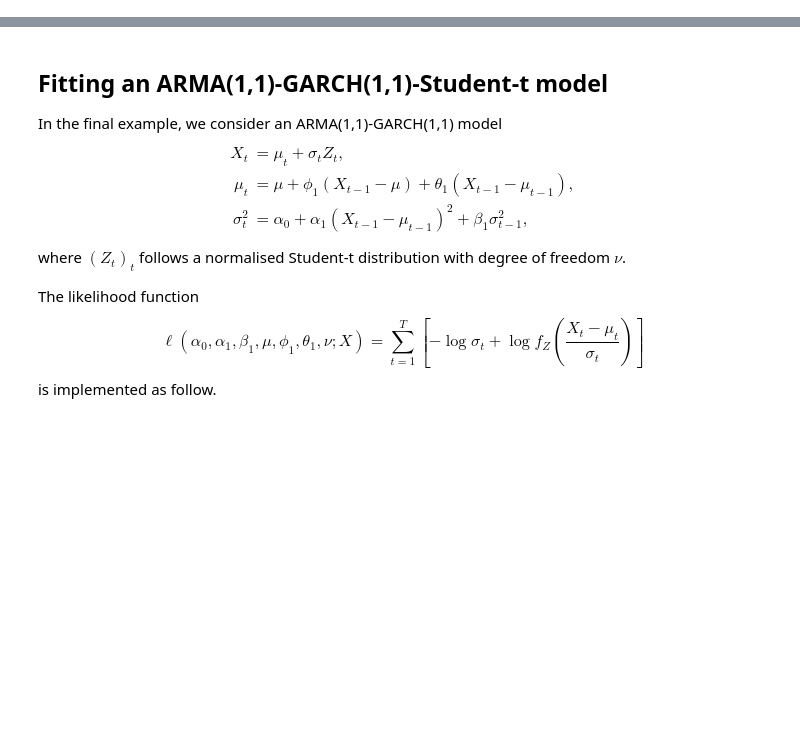
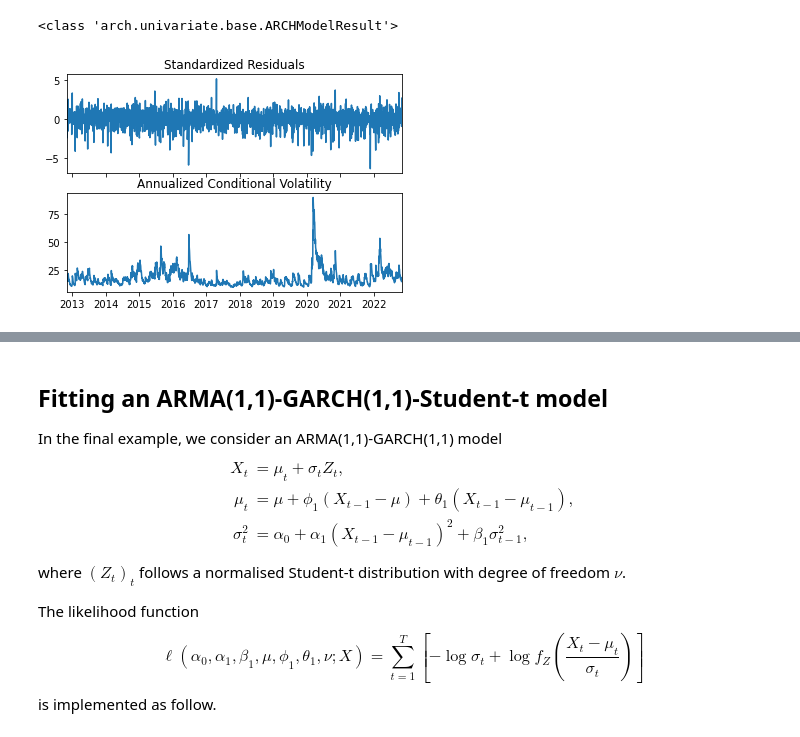
Before and after one commit to georgec123/qrm, a Jupyter notebook: QRM_Assesment_1_PART_A_New_version.ipynb, the cells around one changed output, grey strips where cells are left out. Cells and saved outputs as stored; diff of their text form; code cells hidden in the pictures; blank space fills up the shorter version.

```diff
--- a/QRM_Assesment_1_PART_A_New_version.ipynb
+++ b/QRM_Assesment_1_PART_A_New_version.ipynb
@@ -72,0 +156,6 @@ plt.show()
+# %%
+fig = resgarch.plot(annualize="D")
+print(type(resgarch))
+# %% [output]
+<class 'arch.univariate.base.ARCHModelResult'>
+[figure, added]
```
Also changed, not shown: parts of 23 cells of this notebook.
